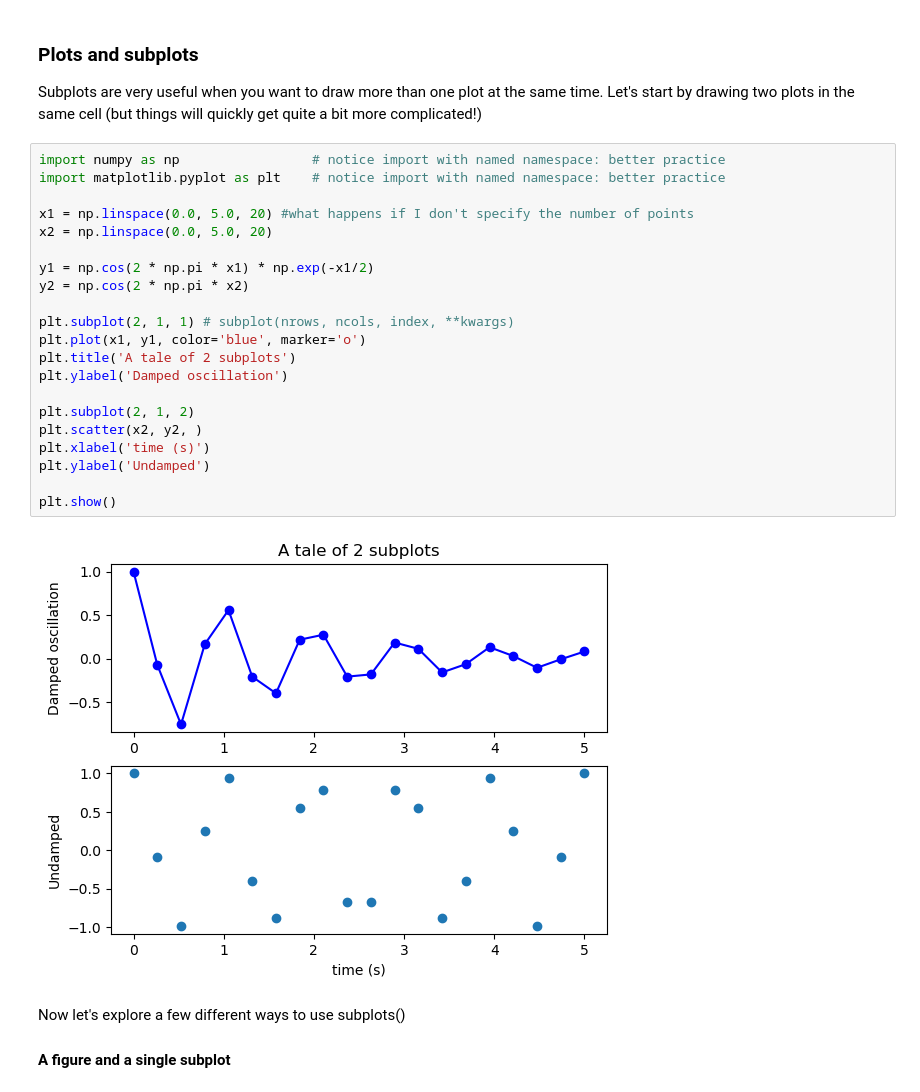
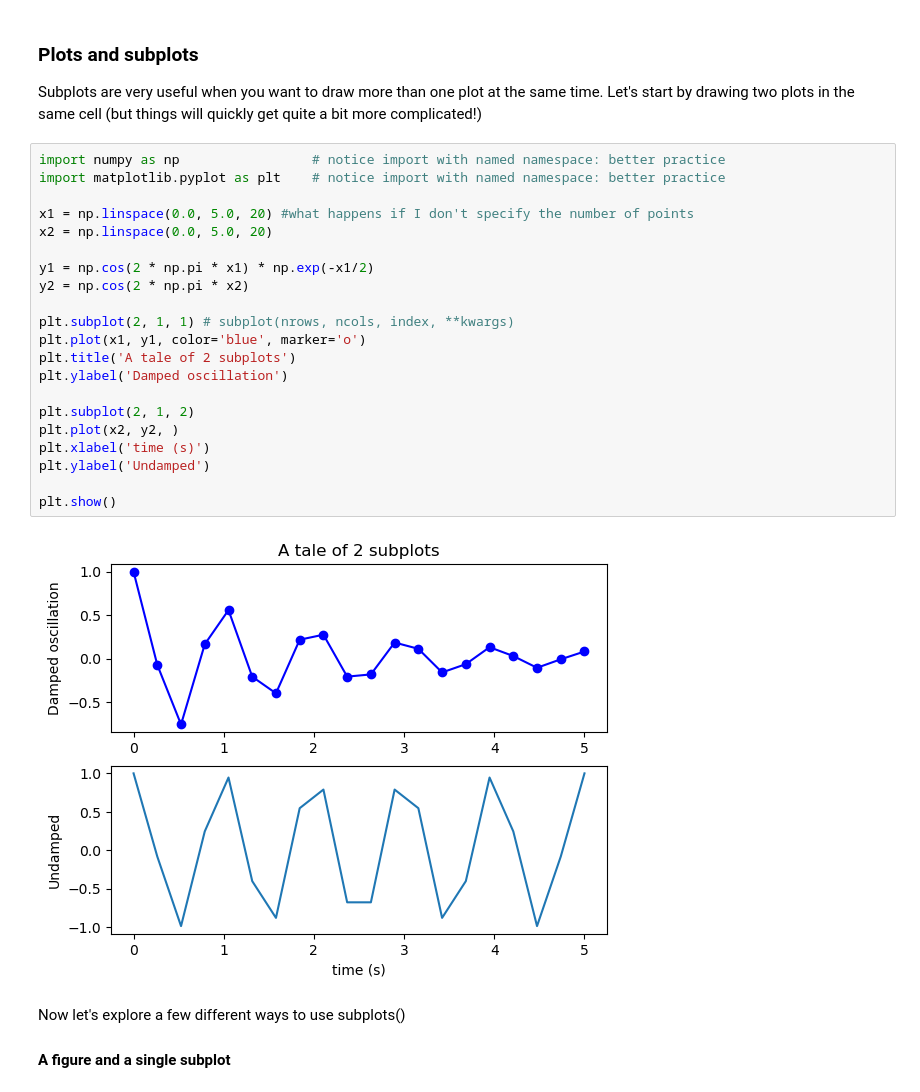
Before and after one commit to ds-connectors/Physics-88-SP23, a Jupyter notebook: Week05/Lecture03.ipynb, the cells around one changed output. Cells and saved outputs as stored; diff of their text form.

```diff
--- a/Week05/Lecture03.ipynb
+++ b/Week05/Lecture03.ipynb
@@ -355,26 +412,26 @@ Subplots are very useful when you want to draw more than one plot at the same ti
 # %%
 import numpy as np                 # notice import with named namespace: better practice
 import matplotlib.pyplot as plt    # notice import with named namespace: better practice
 
 x1 = np.linspace(0.0, 5.0, 20) #what happens if I don't specify the number of points
 x2 = np.linspace(0.0, 5.0, 20)
 
 y1 = np.cos(2 * np.pi * x1) * np.exp(-x1/2)
 y2 = np.cos(2 * np.pi * x2)
 
 plt.subplot(2, 1, 1) # subplot(nrows, ncols, index, **kwargs)
 plt.plot(x1, y1, color='blue', marker='o')
 plt.title('A tale of 2 subplots')
 plt.ylabel('Damped oscillation')
 
 plt.subplot(2, 1, 2)
-plt.scatter(x2, y2, )
+plt.plot(x2, y2, )
 plt.xlabel('time (s)')
 plt.ylabel('Undamped')
 
 plt.show()
 # %% [output]
-[figure, old version]
+[figure, new version]
 # %% [markdown]
 Now let's explore a few different ways to use subplots()
 
```
Also changed, not shown: parts of 14 cells of this notebook, 12 other files.
